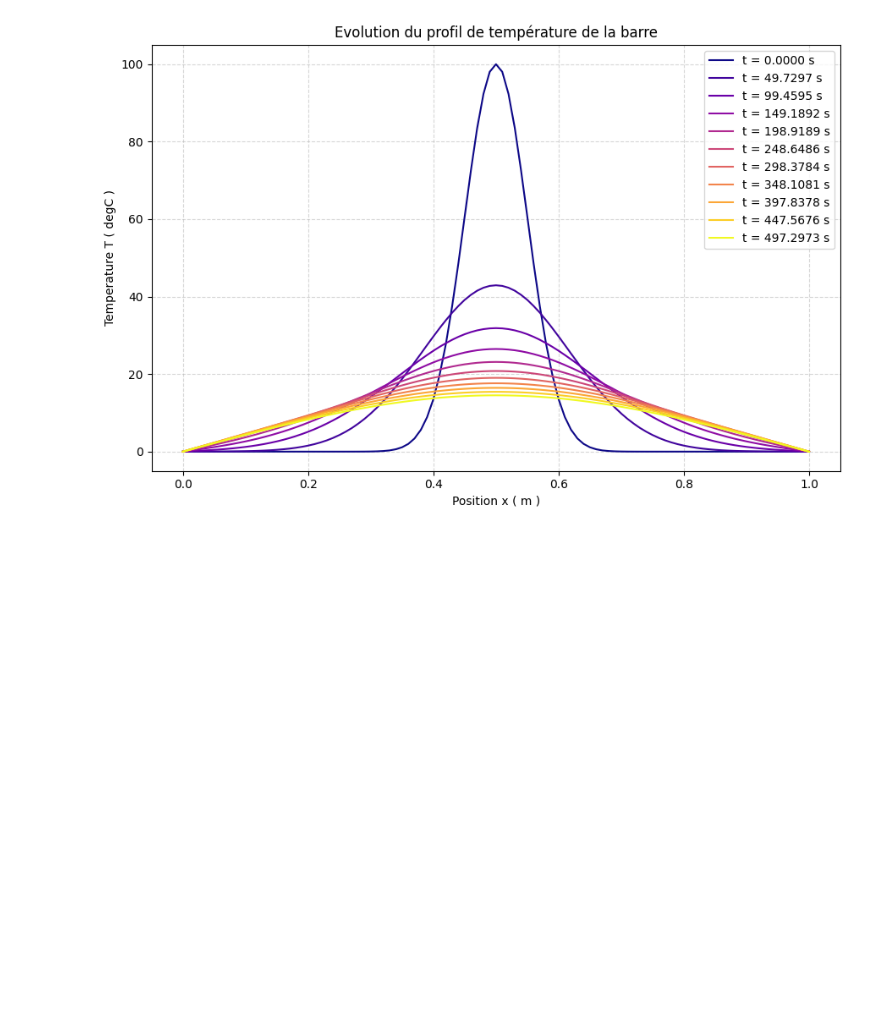
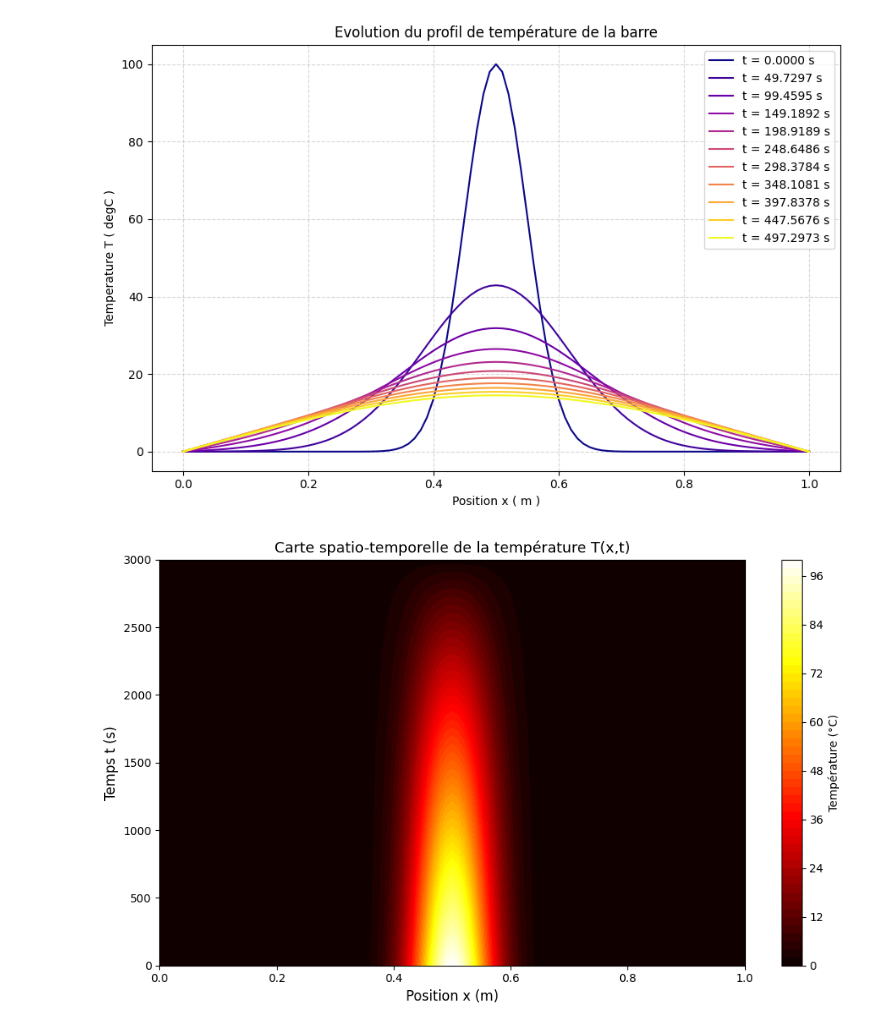
Before and after one commit to Amipha/outils-num, a Jupyter notebook: TP1.ipynb, the cells around one changed output. Saved outputs shown, nothing was run; the diff lists cells and outputs as text; code cells hidden in the pictures; blank space fills up the shorter version.

```diff
--- a/TP1.ipynb
+++ b/TP1.ipynb
@@ -305,7 +305,7 @@ plt.show ()
 # %% [markdown]
 # Partie 5 – Cas Physiques Plus Réalistes
 # %%
-def fsimulation_chaleur_vect (L , alpha , N , r , t_fin , T_gauche ,T_droite , f_init , save_step =10) :
+def fsimulation_chaleur_vect (L , alpha , N , r , t_fin , T_gauche ,T_droite , f_init , save_frac =10) :
     """
     Resout l'equation de la chaleur 1D par schema FTCS
     (version vectorisee NumPy).
@@ -367,9 +367,32 @@ x, t_save, T_save = fsimulation_chaleur_vect(
     T_gauche=0,
     T_droite=0,
    f_init= f_init_gauss,
-    save_step=10
+    save_frac=10
 )
 
 Tracer_T_x(x, t_save, T_save)
 # %% [output]
 [figure]
+# %%
+# ===================================
+def f_init_zero(x):
+    return np.zeros_like(x)
+
+x, t_map, T_map = fsimulation_chaleur_vect(L, alpha, N=100, r=0.4,t_fin=3000,T_gauche=0,
+                                            T_droite=0, f_init=f_init_gauss,save_frac=1)
+
+
+
+# --- Heatmap ---
+fig, ax = plt.subplots(figsize=(10, 6))
+
+c = ax.contourf(x, t_map, T_map, levels=50, cmap='hot')
+fig.colorbar(c, ax=ax, label='Température (°C)')
+
+ax.set_xlabel('Position x (m)', fontsize=12)
+ax.set_ylabel('Temps t (s)', fontsize=12)
+ax.set_title("Carte spatio-temporelle de la température T(x,t)", fontsize=13)
+plt.tight_layout()
+plt.show()
+# %% [output]
+[figure, added]
```
Also changed, not shown: parts of 3 cells of this notebook.
